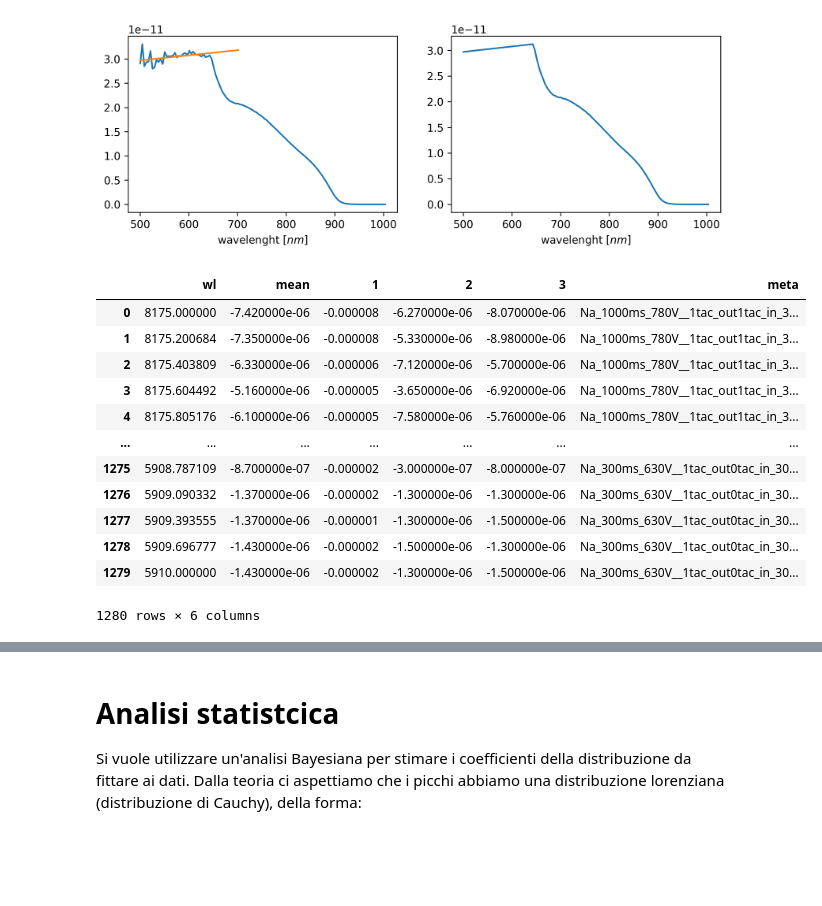
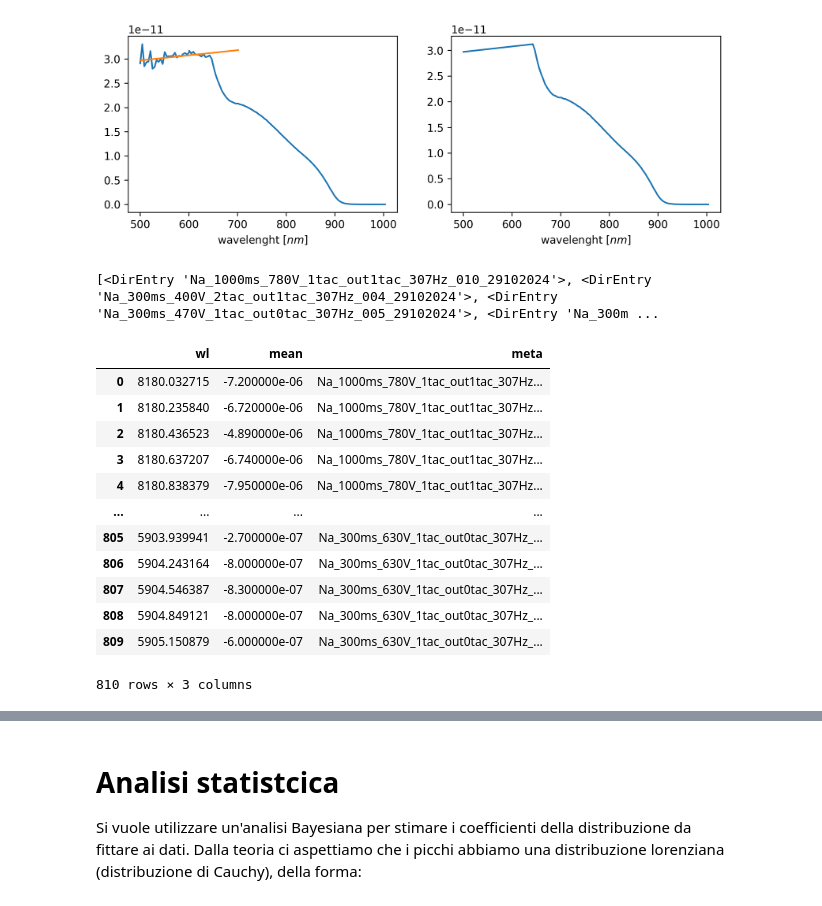
Before and after one commit to zar-hub/Lab_Materia_Condensata, a Jupyter notebook: notebook.ipynb, the cells around one changed output, grey strips where cells are left out. Cells and saved outputs as stored; diff of their text form; code cells hidden in the pictures; blank space fills up the shorter version.

```diff
--- a/notebook.ipynb
+++ b/notebook.ipynb
@@ -129,33 +116,34 @@ LinregressResult(slope=1.0558980621858112e-05, intercept=2.4427649202767045e-11,
 [figure]
 # %%
 
-import utils
+import modules.utils as utils
 from importlib import reload
 reload(utils)
 
-Na_files = utils.getFiles('Na_spectrum\\29102024')
-
-col_names = ['wl', 'mean', '1', '2', '3']
+Na_files = utils.getFiles('Cleaned_Data\\Na_Spectrum')
+print(Na_files)
 Na_Exp_df = utils.dfFormFiles(Na_files,
-                                     sep=r'    ',
-                                     names=col_names,
-                                     engine='python',
+                                     sep=',',
+                                     header=0,
+                                     index_col=0,
+                                     converters={'meta' : str},
                                      dtype=np.float32)
 Na_Exp_df
 # %% [output]
+[<DirEntry 'Na_1000ms_780V_1tac_out1tac_307Hz_010_29102024'>, <DirEntry 'Na_300ms_400V_2tac_out1tac_307Hz_004_29102024'>, <DirEntry 'Na_300ms_470V_1tac_out0tac_307Hz_005_29102024'>, <DirEntry 'Na_300m ...
-|  | wl | mean | 1 | 2 | 3 | meta |
-| 0 | 8175.000000 | -7.420000e-06 | -0.000008 | -6.270000e-06 | -8.070000e-06 | Na_1000ms_780V__1tac_out1tac_in_3... |
-| 1 | 8175.200684 | -7.350000e-06 | -0.000008 | -5.330000e-06 | -8.980000e-06 | Na_1000ms_780V__1tac_out1tac_in_3... |
-| 2 | 8175.403809 | -6.330000e-06 | -0.000006 | -7.120000e-06 | -5.700000e-06 | Na_1000ms_780V__1tac_out1tac_in_3... |
-| 3 | 8175.604492 | -5.160000e-06 | -0.000005 | -3.650000e-06 | -6.920000e-06 | Na_1000ms_780V__1tac_out1tac_in_3... |
-| 4 | 8175.805176 | -6.100000e-06 | -0.000005 | -7.580000e-06 | -5.760000e-06 | Na_1000ms_780V__1tac_out1tac_in_3... |
-| ... | ... | ... | ... | ... | ... | ... |
-| 1275 | 5908.787109 | -8.700000e-07 | -0.000002 | -3.000000e-07 | -8.000000e-07 | Na_300ms_630V__1tac_out0tac_in_30... |
-| 1276 | 5909.090332 | -1.370000e-06 | -0.000002 | -1.300000e-06 | -1.300000e-06 | Na_300ms_630V__1tac_out0tac_in_30... |
-| 1277 | 5909.393555 | -1.370000e-06 | -0.000001 | -1.300000e-06 | -1.500000e-06 | Na_300ms_630V__1tac_out0tac_in_30... |
-| 1278 | 5909.696777 | -1.430000e-06 | -0.000002 | -1.500000e-06 | -1.300000e-06 | Na_300ms_630V__1tac_out0tac_in_30... |
-| 1279 | 5910.000000 | -1.430000e-06 | -0.000002 | -1.300000e-06 | -1.500000e-06 | Na_300ms_630V__1tac_out0tac_in_30... |
+|  | wl | mean | meta |
+| 0 | 8180.032715 | -7.200000e-06 | Na_1000ms_780V_1tac_out1tac_307Hz... |
+| 1 | 8180.235840 | -6.720000e-06 | Na_1000ms_780V_1tac_out1tac_307Hz... |
+| 2 | 8180.436523 | -4.890000e-06 | Na_1000ms_780V_1tac_out1tac_307Hz... |
+| 3 | 8180.637207 | -6.740000e-06 | Na_1000ms_780V_1tac_out1tac_307Hz... |
+| 4 | 8180.838379 | -7.950000e-06 | Na_1000ms_780V_1tac_out1tac_307Hz... |
+| ... | ... | ... | ... |
+| 805 | 5903.939941 | -2.700000e-07 | Na_300ms_630V_1tac_out0tac_307Hz_... |
+| 806 | 5904.243164 | -8.000000e-07 | Na_300ms_630V_1tac_out0tac_307Hz_... |
+| 807 | 5904.546387 | -8.300000e-07 | Na_300ms_630V_1tac_out0tac_307Hz_... |
+| 808 | 5904.849121 | -8.000000e-07 | Na_300ms_630V_1tac_out0tac_307Hz_... |
+| 809 | 5905.150879 | -6.000000e-07 | Na_300ms_630V_1tac_out0tac_307Hz_... |
-1280 rows × 6 columns
+810 rows × 3 columns
 # %%
 # add PTT photo tube tension
 V = Na_Exp_df['meta']
```
Also changed, not shown: parts of 5 cells of this notebook, 16 other files.
